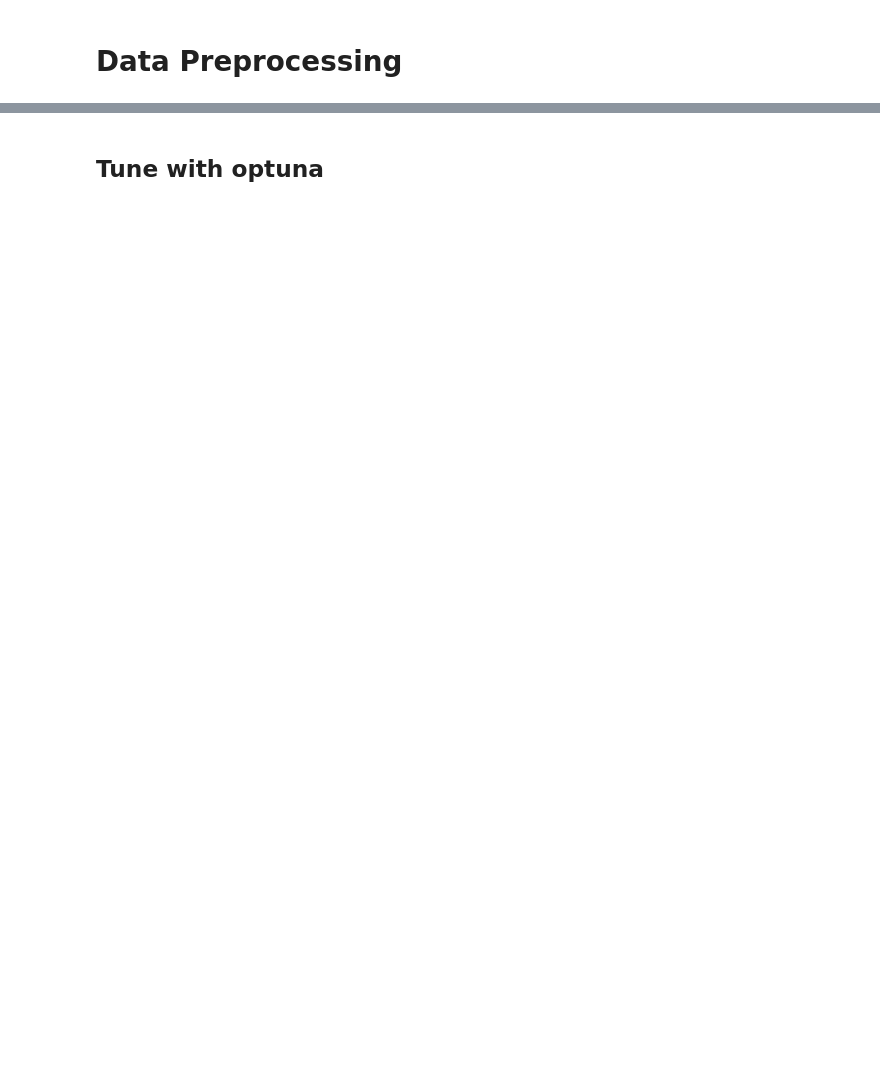
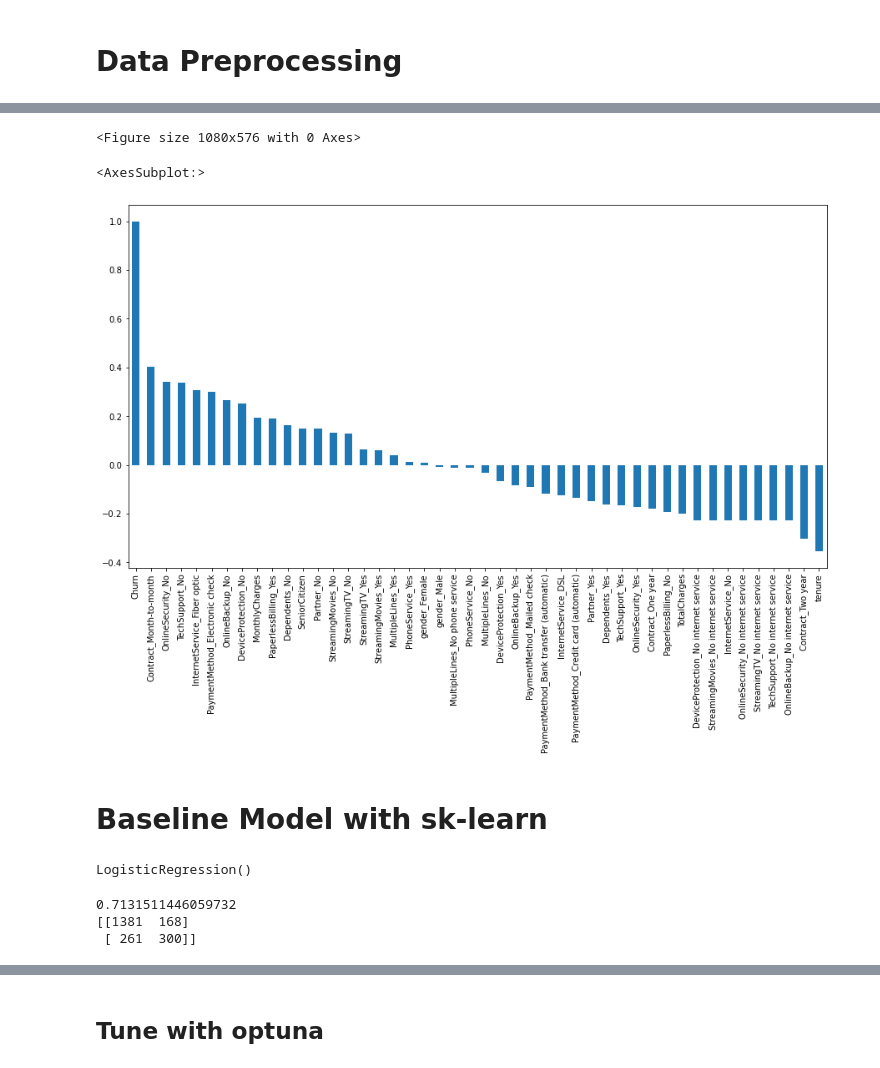
Before and after one commit to brianmai/Customer-Churn-Prediction, a Jupyter notebook: Regression_Customer_Churn_Prediction.ipynb, the cells around one changed output, grey strips where cells are left out. Saved outputs shown, nothing was run; the diff lists cells and outputs as text; code cells hidden in the pictures; blank space fills up the shorter version.

```diff
--- a/Regression_Customer_Churn_Prediction.ipynb
+++ b/Regression_Customer_Churn_Prediction.ipynb
@@ -204,0 +79,9 @@ KeyboardInterrupt:
+# %%
+#Convert TotalCharges to float instead of object
+train['TotalCharges'] =pd.to_numeric(train['TotalCharges'], errors='coerce')
+
+#Check for NaN value
+train['TotalCharges'].isnull().sum()
+
+#Drop NaN value
+train.dropna(inplace=True)
@@ -204,0 +90,12 @@ KeyboardInterrupt:
+# %%
+#Convert target variable to binary, numeric variable
+train['Churn'].replace(to_replace='Yes', value=1, inplace=True)
+train['Churn'].replace(to_replace='No',  value=0, inplace=True)
+# %%
+#Remove customerID variable
+train =train.drop(['customerID'], axis=1)
+# %%
+# One Hot Encoding categorical variable
+df = pd.get_dummies(train)
+df.head()
+df.shape
@@ -204,0 +111,10 @@ KeyboardInterrupt:
+# %%
+# Premilinary check for correlation with target variable aka feature importance
+plt.figure(figsize=(15,8))
+df.corr()['Churn'].sort_values(ascending =False).plot(kind='bar')
+# %% [output]
+<Figure size 1080x576 with 0 Axes>
+<AxesSubplot:>
+[figure, added]
+# %% [markdown]
+# Baseline Model with sk-learn
@@ -204,0 +136,15 @@ KeyboardInterrupt:
+# %%
+#Train a logistic regression model
+model = LogisticRegression()
+model.fit(X_train, y_train)
+# %% [output]
+LogisticRegression()
+# %%
+# Score the trained model with test set
+y_pred = model.predict(X_test)
+print(roc_auc_score(y_test, y_pred))
+print(confusion_matrix(y_test, y_pred))
+# %% [output]
+0.7131511446059732
+[[1381  168]
+ [ 261  300]]
```
Also changed, not shown: parts of 66 cells of this notebook.
